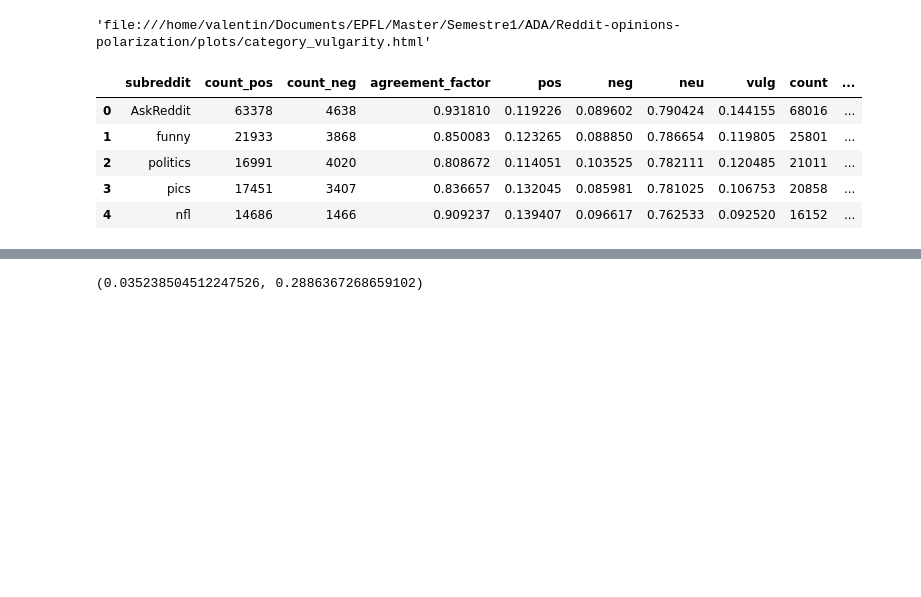
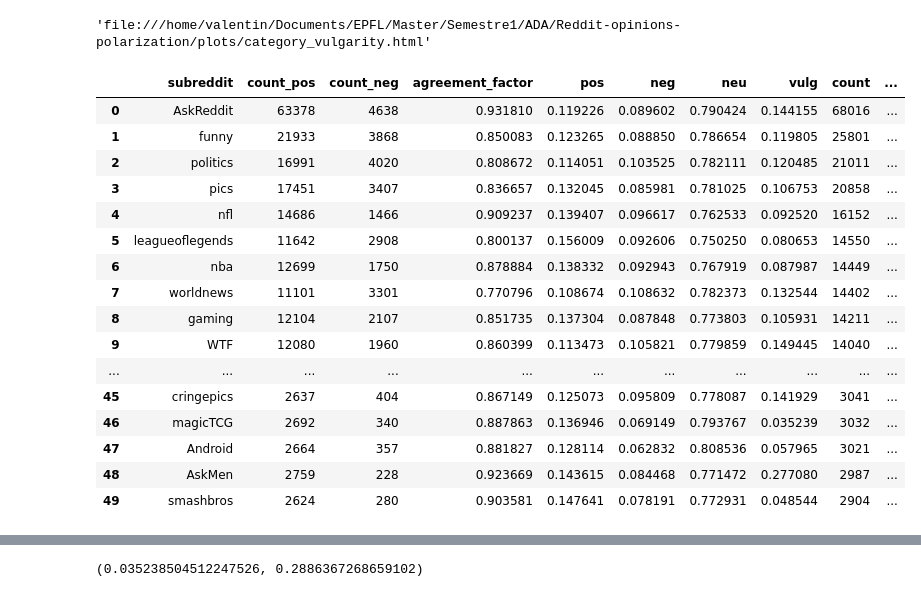
Before and after one commit to MetaHG/Reddit-opinions-polarization, a Jupyter notebook: plots/poster_plots.ipynb, the cells around one changed output, grey strips where cells are left out. Cells and saved outputs as stored; diff of their text form; code cells hidden in the pictures; blank space fills up the shorter version.

```diff
--- a/plots/poster_plots.ipynb
+++ b/plots/poster_plots.ipynb
@@ -114,11 +114,22 @@ Your filename `category_vulgarity` didn't end with .html. Adding .html to the en
 'file:///home/valentin/Documents/EPFL/Master/Semestre1/ADA/Reddit-opinions-polarization/plots/category_vulgarity.html'
 # %%
 subreddits_metrics = pd.read_csv('../docs/assets/data/subreddit_metrics.csv')
-subreddits_metrics.head()
+subreddits_metrics
 # %% [output]
 |  | subreddit | count_pos | count_neg | agreement_factor | pos | neg | neu | vulg | count | ... |
 | 0 | AskReddit | 63378 | 4638 | 0.931810 | 0.119226 | 0.089602 | 0.790424 | 0.144155 | 68016 | ... |
 | 1 | funny | 21933 | 3868 | 0.850083 | 0.123265 | 0.088850 | 0.786654 | 0.119805 | 25801 | ... |
 | 2 | politics | 16991 | 4020 | 0.808672 | 0.114051 | 0.103525 | 0.782111 | 0.120485 | 21011 | ... |
 | 3 | pics | 17451 | 3407 | 0.836657 | 0.132045 | 0.085981 | 0.781025 | 0.106753 | 20858 | ... |
 | 4 | nfl | 14686 | 1466 | 0.909237 | 0.139407 | 0.096617 | 0.762533 | 0.092520 | 16152 | ... |
+| 5 | leagueoflegends | 11642 | 2908 | 0.800137 | 0.156009 | 0.092606 | 0.750250 | 0.080653 | 14550 | ... |
+| 6 | nba | 12699 | 1750 | 0.878884 | 0.138332 | 0.092943 | 0.767919 | 0.087987 | 14449 | ... |
+| 7 | worldnews | 11101 | 3301 | 0.770796 | 0.108674 | 0.108632 | 0.782373 | 0.132544 | 14402 | ... |
+| 8 | gaming | 12104 | 2107 | 0.851735 | 0.137304 | 0.087848 | 0.773803 | 0.105931 | 14211 | ... |
+| 9 | WTF | 12080 | 1960 | 0.860399 | 0.113473 | 0.105821 | 0.779859 | 0.149445 | 14040 | ... |
+| ... | ... | ... | ... | ... | ... | ... | ... | ... | ... | ... |
+| 45 | cringepics | 2637 | 404 | 0.867149 | 0.125073 | 0.095809 | 0.778087 | 0.141929 | 3041 | ... |
+| 46 | magicTCG | 2692 | 340 | 0.887863 | 0.136946 | 0.069149 | 0.793767 | 0.035239 | 3032 | ... |
+| 47 | Android | 2664 | 357 | 0.881827 | 0.128114 | 0.062832 | 0.808536 | 0.057965 | 3021 | ... |
+| 48 | AskMen | 2759 | 228 | 0.923669 | 0.143615 | 0.084468 | 0.771472 | 0.277080 | 2987 | ... |
+| 49 | smashbros | 2624 | 280 | 0.903581 | 0.147641 | 0.078191 | 0.772931 | 0.048544 | 2904 | ... |
```
Also changed, not shown: parts of 14 cells of this notebook.
